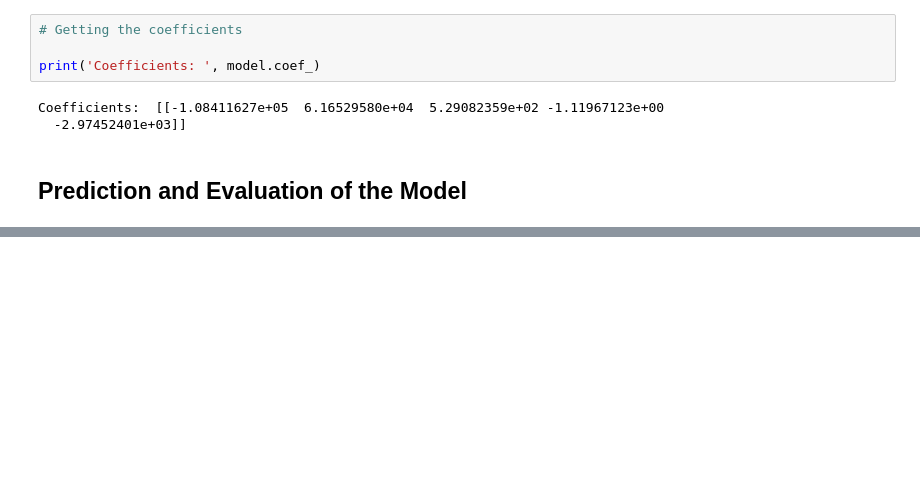
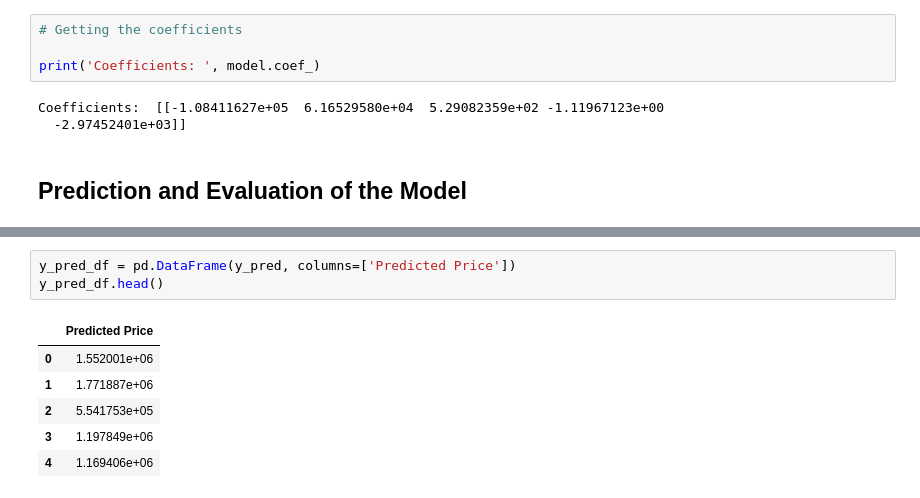
Before and after one commit to MedCoder001/Seattle_Home_Prices_Prediction, a Jupyter notebook: Seattle_Home_Prices_Prediction.ipynb, the cells around one changed output, grey strips where cells are left out. Drawn from its saved outputs; the diff is of its cells as text; blank space fills up the shorter version.

```diff
--- a/Seattle_Home_Prices_Prediction.ipynb
+++ b/Seattle_Home_Prices_Prediction.ipynb
@@ -411,0 +464,10 @@ Coefficients:  [[-1.08411627e+05  6.16529580e+04  5.29082359e+02 -1.11967123e+00
+# %%
+y_pred_df = pd.DataFrame(y_pred, columns=['Predicted Price'])
+y_pred_df.head()
+# %% [output]
+|  | Predicted Price |
+| 0 | 1.552001e+06 |
+| 1 | 1.771887e+06 |
+| 2 | 5.541753e+05 |
+| 3 | 1.197849e+06 |
+| 4 | 1.169406e+06 |
```
Also changed, not shown: parts of 4 cells of this notebook.
